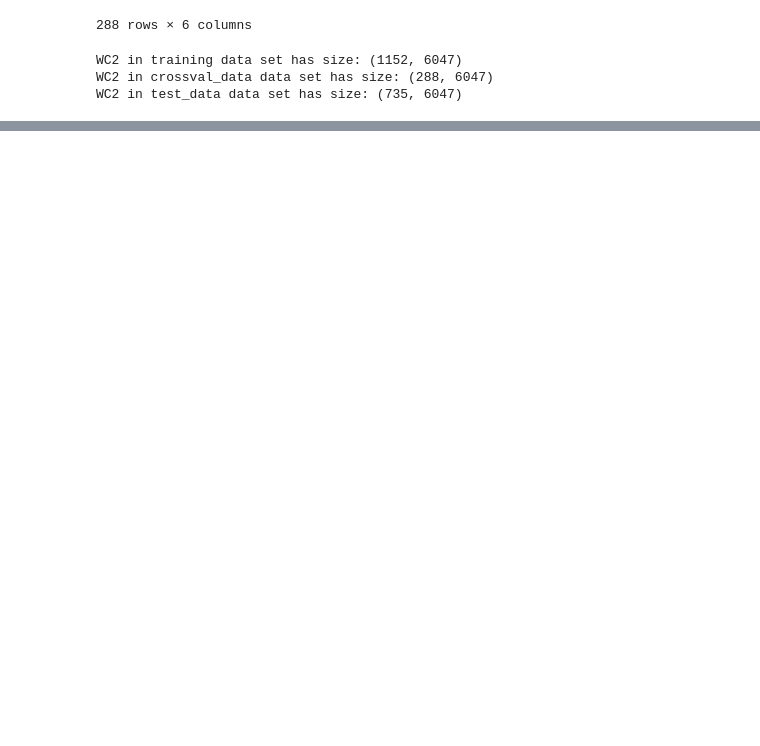
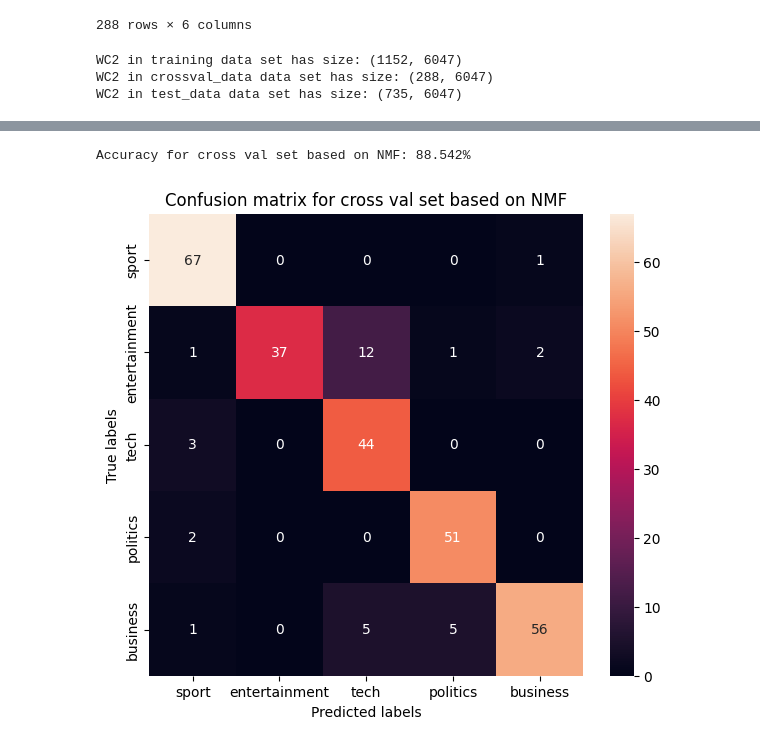
Before and after one commit to yasuomaidana/introduction-to-machine-learning, a Jupyter notebook: Unsupervised Algorithms in Machine Learning/BBC News Classification/BBC text classification.ipynb, the cells around one changed output, grey strips where cells are left out. Saved outputs shown, nothing was run; the diff lists cells and outputs as text; code cells hidden in the pictures; blank space fills up the shorter version.

```diff
--- a/Unsupervised Algorithms in Machine Learning/BBC News Classification/BBC text classification.ipynb
+++ b/Unsupervised Algorithms in Machine Learning/BBC News Classification/BBC text classification.ipynb
@@ -818,0 +1111,10 @@ WC2 in test_data data set has size: (735, 6047)
+# %%
+# Evaluate model with cross validation data
+y_pred_cv = nmf_model.predict(crossval_data)
+y_true_cv = crossval_data.df['Category']
+acc = metrics.accuracy_score(y_true_cv,y_pred_cv)
+print('\nAccuracy for cross val set based on NMF: {:.3f}%'.format(acc*100))
+MyData.plot_confusion_matrix(y_true_cv,y_pred_cv,'Confusion matrix for cross val set based on NMF')
+# %% [output]
+Accuracy for cross val set based on NMF: 88.542%
+[figure, added]
```
Also changed, not shown: parts of 12 cells of this notebook.
